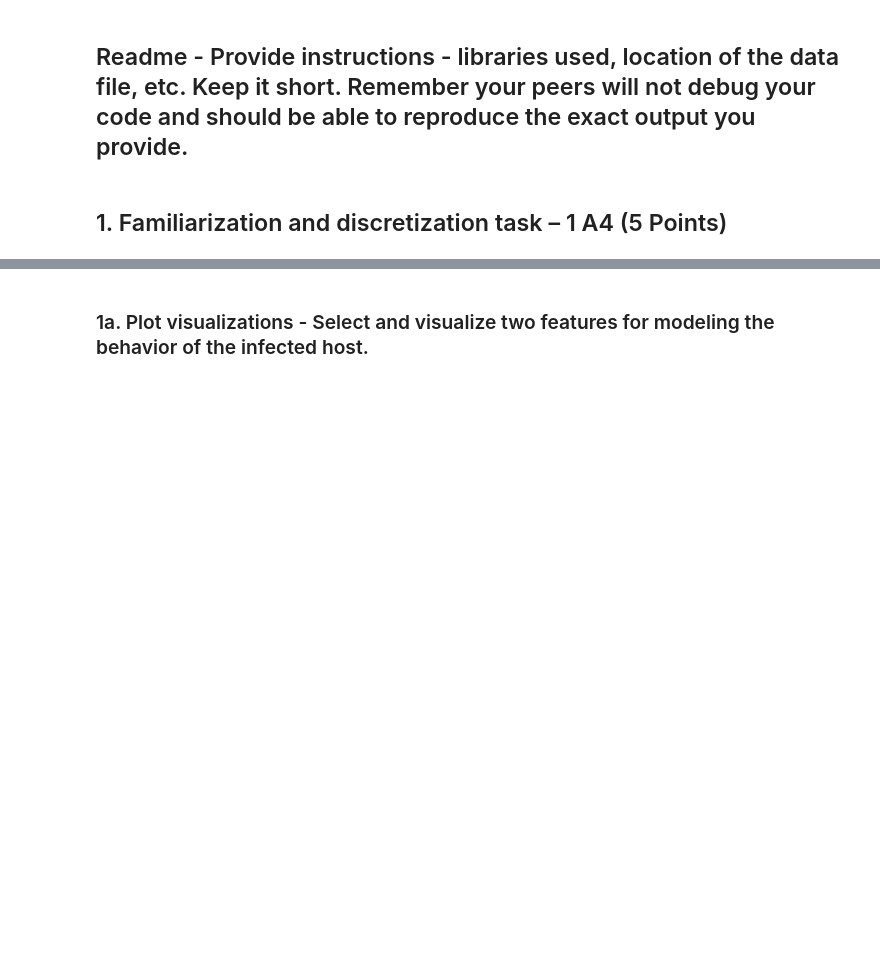
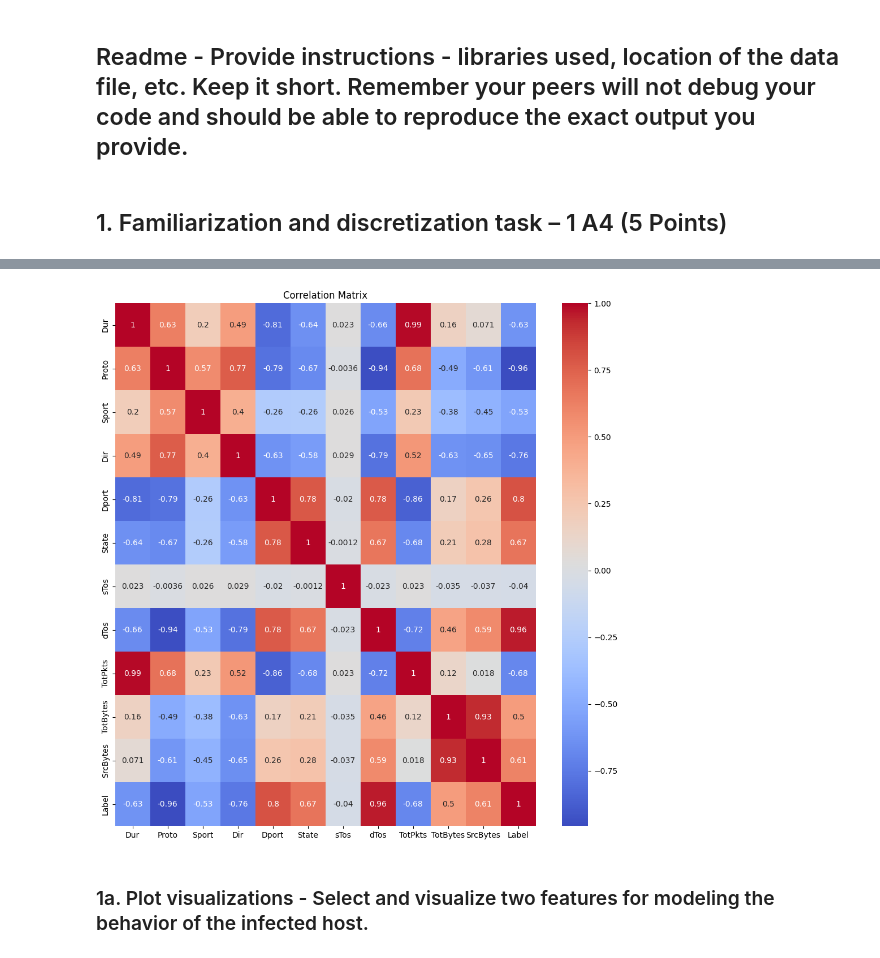
Before and after one commit to amar-mesic/cyber-data, a Jupyter notebook: lab-3/Lab3.ipynb, the cells around one changed output, grey strips where cells are left out. Drawn from its saved outputs; the diff is of its cells as text; code cells hidden in the pictures; blank space fills up the shorter version.

Commit message:
visualization

```diff
--- a/lab-3/Lab3.ipynb
+++ b/lab-3/Lab3.ipynb
@@ -20,5 +35,28 @@ Your peers should be able to use the readme section for instructions and be able
 ### ID : 5106117
 # %% [markdown]
 ## Readme - Provide instructions - libraries used, location of the data file, etc. Keep it short. Remember your peers will not debug your code and should be able to reproduce the exact output you provide.
+# %%
+# libraries used in this lab assignment
+import numpy as np
+import matplotlib.pyplot as plt
+import pandas as pd
+import seaborn as sns
+import warnings
+warnings.filterwarnings('ignore')
+
+from datetime import datetime
+
+from sklearn.preprocessing import LabelEncoder
+from sklearn.cluster import KMeans
+from yellowbrick.cluster import KElbowVisualizer
+
+# paths to data files for each scenario
+path9 = 'cda-lab3-botnet-detection/dataset_9/capture20110817.binetflow'
+path10 = 'cda-lab3-botnet-detection/dataset_10/capture20110818.binetflow'
+path11 = 'cda-lab3-botnet-detection/dataset_11/capture20110818-2.binetflow'
+path12 = 'cda-lab3-botnet-detection/dataset_12/capture20110819.binetflow'
 # %% [markdown]
 ## 1. Familiarization and discretization task – 1 A4 (5 Points)
+# %%
+data = pd.read_csv(path10)
+data.head()
@@ -24,0 +125,4 @@ Your peers should be able to use the readme section for instructions and be able
+# %%
+# preprocess the data
+preprocessed_data = preprocess_data(data, date_fix=True, remove_background=True, label_enc=True, label_enc_columns=['Proto', 'Sport', 'Dir', 'Dport', 'State', 'sTos', 'dTos'])
+preprocessed_data.head()
@@ -25,2 +136,11 @@ Your peers should be able to use the readme section for instructions and be able
+# %%
+# plot correlation matrix to select features for visualization next
+plt.figure(figsize=(12, 12))
+correlation_matrix = preprocessed_data.drop(['StartTime', 'SrcAddr', 'DstAddr'], axis=1).corr('spearman')
+sns.heatmap(correlation_matrix, annot=True, cmap='coolwarm')
+plt.title('Correlation Matrix')
+plt.show()
+# %% [output]
+[figure, added]
 # %% [markdown]
 ### 1a. Plot visualizations - Select and visualize two features for modeling the behavior of the infected host.
```
Also changed, not shown: parts of 20 cells of this notebook.
